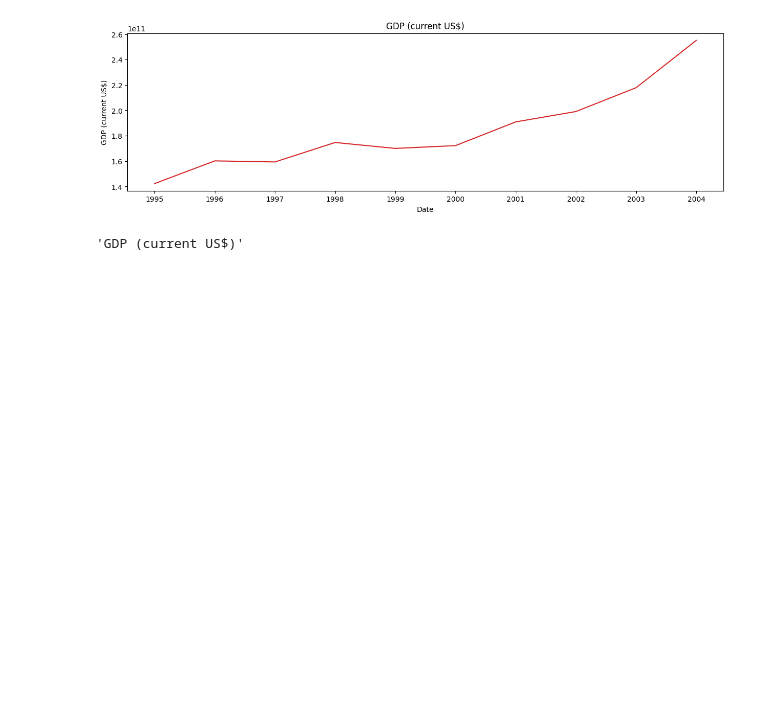
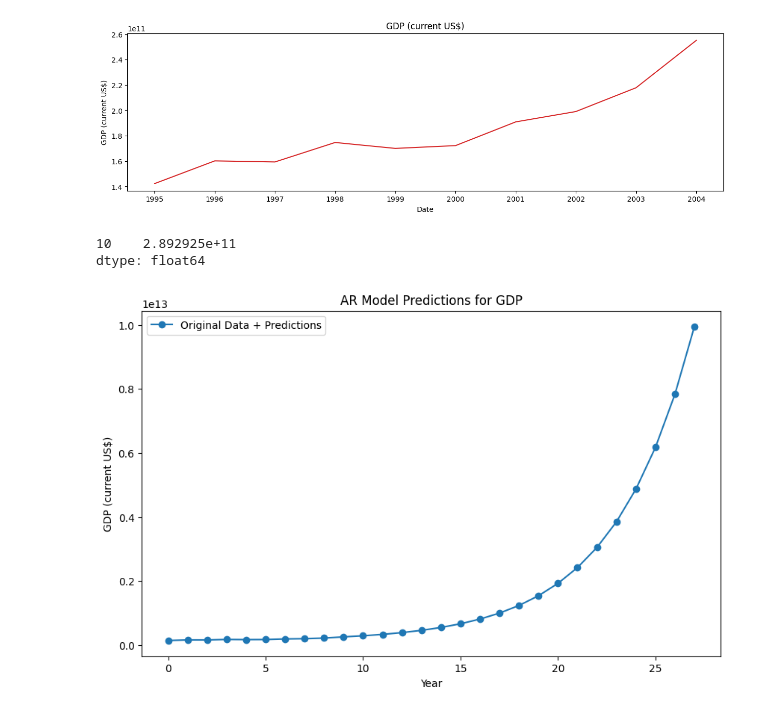
Before and after one commit to Mateusz-Szewczyk10/Portfolio_projects, a Jupyter notebook: European Union impact on Poland/data_processing.ipynb, the cells around one changed output. Cells and saved outputs as stored; diff of their text form; code cells hidden in the pictures; blank space fills up the shorter version.

Commit message:
Adding forecasting of GDP data

```diff
--- a/European Union impact on Poland/data_processing.ipynb
+++ b/European Union impact on Poland/data_processing.ipynb
@@ -76,7 +76,56 @@ plt.gca().set(title=f"{data_for_analysis["GDP (current US$)"].name}", xlabel="Da
 plt.show()
 # %% [output]
 [figure]
-# %%
-data_for_analysis["GDP (current US$)"].name
-# %% [output]
-'GDP (current US$)'
+# %%
+# AR example
+from statsmodels.tsa.ar_model import AutoReg
+from random import random
+# contrived dataset
+data = data_for_analysis["GDP (current US$)"]
+# fit model
+model = AutoReg(data, lags=1)
+model_fit = model.fit()
+# make prediction
+yhat = model_fit.predict(len(data), len(data))
+print(yhat)
+# %% [output]
+10    2.892925e+11
+dtype: float64
+# %%
+import pandas as pd
+import matplotlib.pyplot as plt
+from statsmodels.tsa.ar_model import AutoReg
+
+# Assuming 'data_for_analysis' is a DataFrame with a column 'GDP (current US$)'
+data = data_for_analysis["GDP (current US$)"]
+
+# Convert the data to numeric values
+data = pd.to_numeric(data, errors='coerce')
+
+# Fit the model
+model = AutoReg(data, lags=1)
+model_fit = model.fit()
+
+# Number of years to predict
+years_to_predict = 17
+
+# Make predictions for the next 17 years
+prediction_index = pd.date_range(start=data.index[-1], periods=years_to_predict + 1, freq='A')
+predicted_values = model_fit.predict(start=len(data), end=len(data) + years_to_predict)
+
+# Create a DataFrame for the predicted values
+predicted_data = pd.Series(predicted_values)
+
+# Concatenate original data and predicted data
+combined_data = pd.concat([data, predicted_data], axis=0)
+combined_data
+# Plot the results
+plt.figure(figsize=(10, 6))
+plt.plot(combined_data.index, combined_data, label='Original Data + Predictions', marker='o')
+plt.title('AR Model Predictions for GDP')
+plt.xlabel('Year')
+plt.ylabel('GDP (current US$)')
+plt.legend()
+plt.show()
+# %% [output]
+[figure, added]
```
Also changed, not shown: parts of 1 cell of this notebook.
